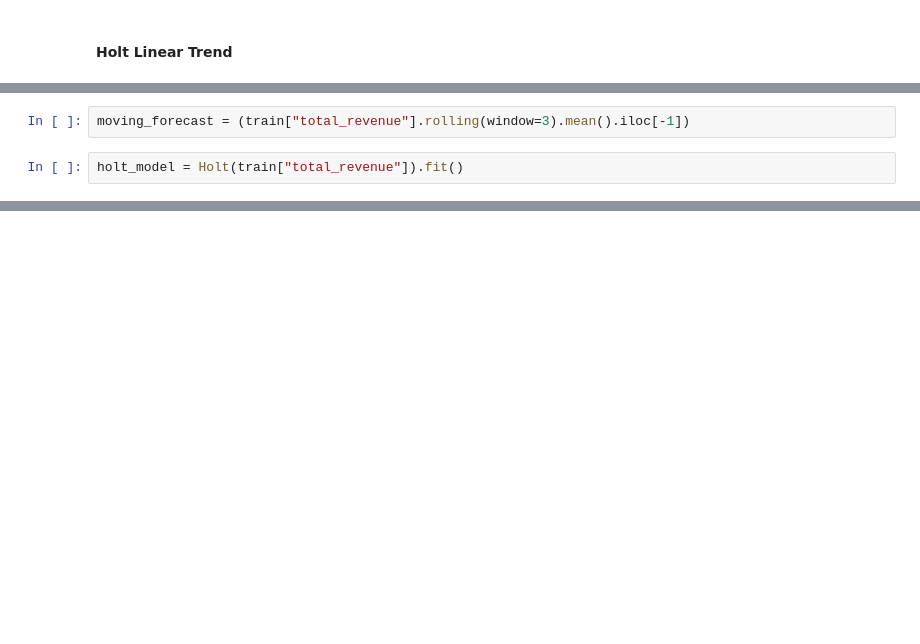
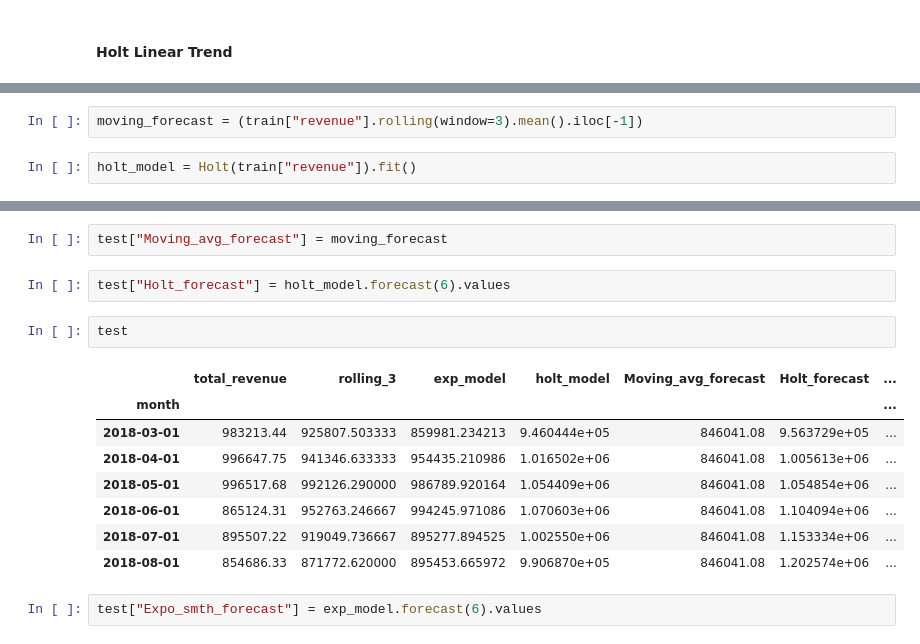
Before and after one commit to ferrettijaime-cmd/Professional_portfolio, a Jupyter notebook: Olist_Linear_regression_analysis_ML/Scripts Python/olist_linear_r_analysis.ipynb, the cells around one changed output, grey strips where cells are left out. Cells and saved outputs as stored; diff of their text form; blank space fills up the shorter version.

```diff
--- a/Olist_Linear_regression_analysis_ML/Scripts Python/olist_linear_r_analysis.ipynb
+++ b/Olist_Linear_regression_analysis_ML/Scripts Python/olist_linear_r_analysis.ipynb
@@ -162,5 +176,5 @@ test = sales_pd.iloc[-6:]
 # %%
-moving_forecast = (train["total_revenue"].rolling(window=3).mean().iloc[-1])
+moving_forecast = (train["revenue"].rolling(window=3).mean().iloc[-1])
 # %%
-holt_model = Holt(train["total_revenue"]).fit()
+holt_model = Holt(train["revenue"]).fit()
 # %%
@@ -167,0 +184,17 @@ exp_model = ExponentialSmoothing(train["total_revenue"]).fit()
+# %%
+test["Moving_avg_forecast"] = moving_forecast
+# %%
+test["Holt_forecast"] = holt_model.forecast(6).values
+# %%
+test
+# %% [output]
+|  | total_revenue | rolling_3 | exp_model | holt_model | Moving_avg_forecast | Holt_forecast | ... |
+| month |  |  |  |  |  |  | ... |
+| 2018-03-01 | 983213.44 | 925807.503333 | 859981.234213 | 9.460444e+05 | 846041.08 | 9.563729e+05 | ... |
+| 2018-04-01 | 996647.75 | 941346.633333 | 954435.210986 | 1.016502e+06 | 846041.08 | 1.005613e+06 | ... |
+| 2018-05-01 | 996517.68 | 992126.290000 | 986789.920164 | 1.054409e+06 | 846041.08 | 1.054854e+06 | ... |
+| 2018-06-01 | 865124.31 | 952763.246667 | 994245.971086 | 1.070603e+06 | 846041.08 | 1.104094e+06 | ... |
+| 2018-07-01 | 895507.22 | 919049.736667 | 895277.894525 | 1.002550e+06 | 846041.08 | 1.153334e+06 | ... |
+| 2018-08-01 | 854686.33 | 871772.620000 | 895453.665972 | 9.906870e+05 | 846041.08 | 1.202574e+06 | ... |
+# %%
+test["Expo_smth_forecast"] = exp_model.forecast(6).values
```
Also changed, not shown: parts of 23 cells of this notebook.
